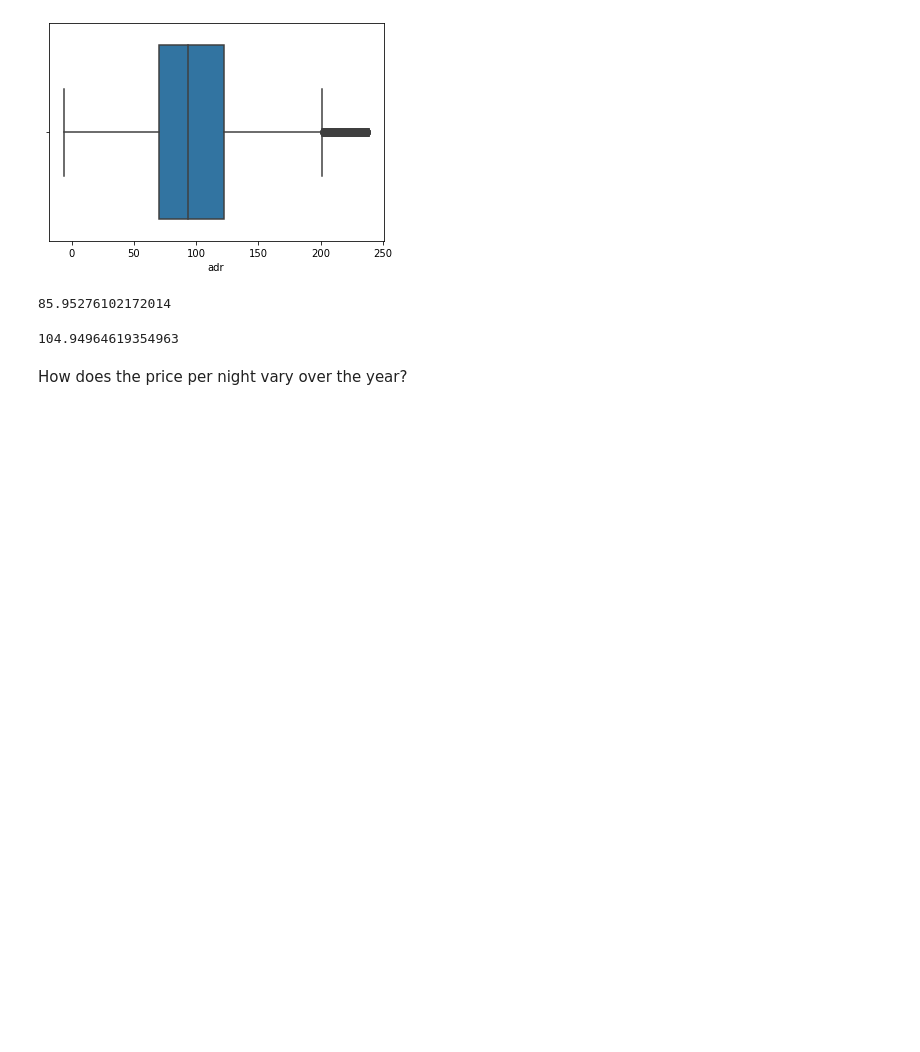
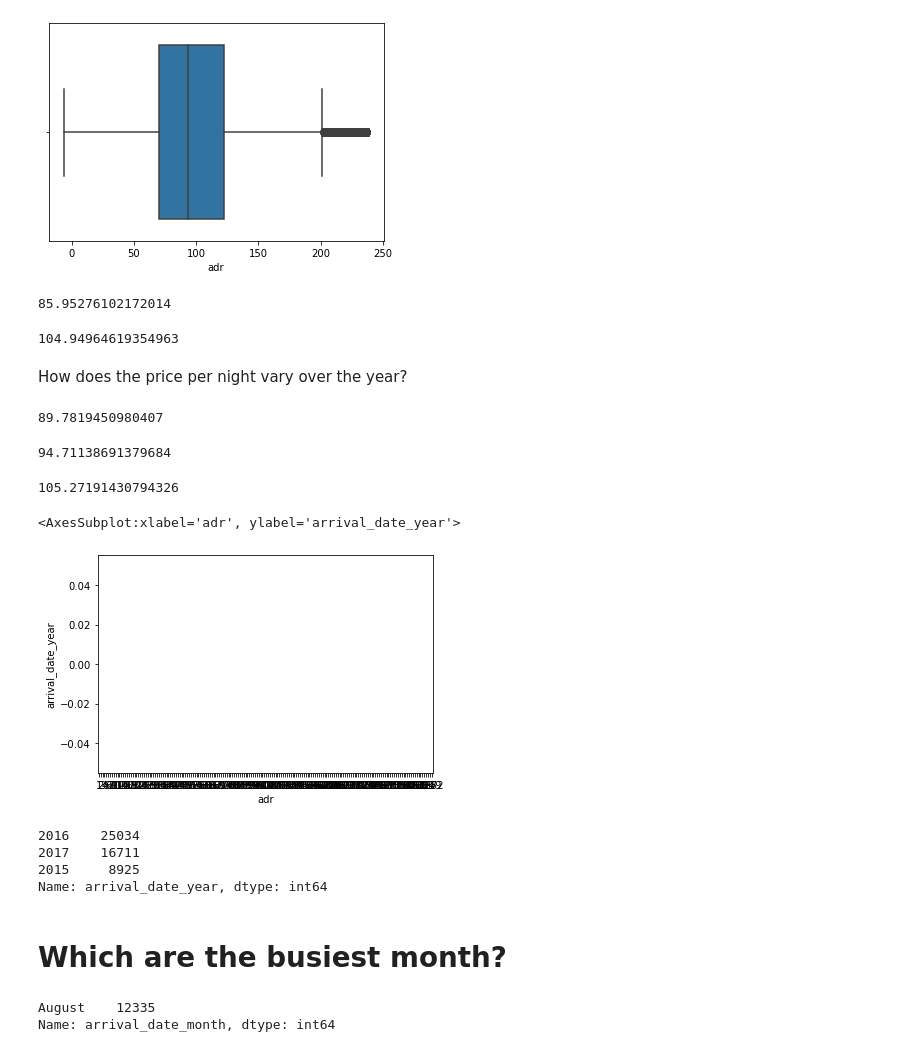
Before and after one commit to gm2402/Data-Analysis-Visualization---Python, a Jupyter notebook: Hotel Booking EDA.ipynb, the cells around one changed output. Saved outputs shown, nothing was run; the diff lists cells and outputs as text; code cells hidden in the pictures; blank space fills up the shorter version.

```diff
--- a/Hotel Booking EDA.ipynb
+++ b/Hotel Booking EDA.ipynb
@@ -556,3 +546,43 @@ df[(df['is_canceled']==0)&(df['hotel']=='City Hotel')]['adr'].mean()
 104.94964619354963
 # %% [markdown]
 How does the price per night vary over the year?
+# %%
+yr2015p=df[(df['is_canceled']==0)&(df['stays_in_weekend_nights'])|
+   (df['is_canceled']==0)&(df['stays_in_week_nights'])].groupby('arrival_date_year').get_group(2015)['adr'].mean()
+yr2015p
+# %% [output]
+89.7819450980407
+# %%
+yr2016p=df[(df['is_canceled']==0)&(df['stays_in_weekend_nights'])|
+   (df['is_canceled']==0)&(df['stays_in_week_nights'])].groupby('arrival_date_year').get_group(2016)['adr'].mean()
+yr2016p
+# %% [output]
+94.71138691379684
+# %%
+yr2017p=df[(df['is_canceled']==0)&(df['stays_in_weekend_nights'])|
+   (df['is_canceled']==0)&(df['stays_in_week_nights'])].groupby('arrival_date_year').get_group(2017)['adr'].mean()
+yr2017p
+# %% [output]
+105.27191430794326
+# %%
+sns.barplot(df[(df['is_canceled']==0)&(df['stays_in_weekend_nights'])|
+   (df['is_canceled']==0)&(df['stays_in_week_nights'])]['adr'].value_counts(),df[(df['is_canceled']==0)&(df['stays_in_weekend_nights'])|
+   (df['is_canceled']==0)&(df['stays_in_week_nights'])]['arrival_date_year'].value_counts())
+# %% [output]
+<AxesSubplot:xlabel='adr', ylabel='arrival_date_year'>
+[figure, added]
+# %%
+df[(df['is_canceled']==0)&(df['stays_in_weekend_nights'])|
+   (df['is_canceled']==0)&(df['stays_in_week_nights'])]['arrival_date_year'].value_counts()
+# %% [output]
+2016    25034
+2017    16711
+2015     8925
+Name: arrival_date_year, dtype: int64
+# %% [markdown]
+# Which are the busiest month?
+# %%
+df['arrival_date_month'].value_counts()[0:1]
+# %% [output]
+August    12335
+Name: arrival_date_month, dtype: int64
```
Also changed, not shown: parts of 14 cells of this notebook.
